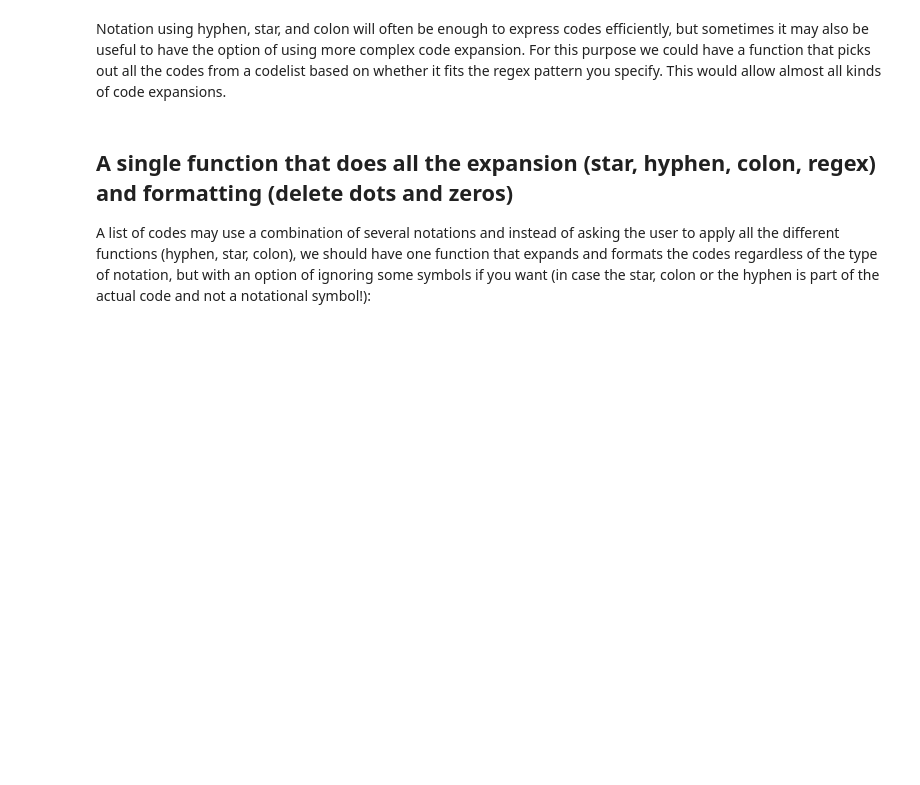
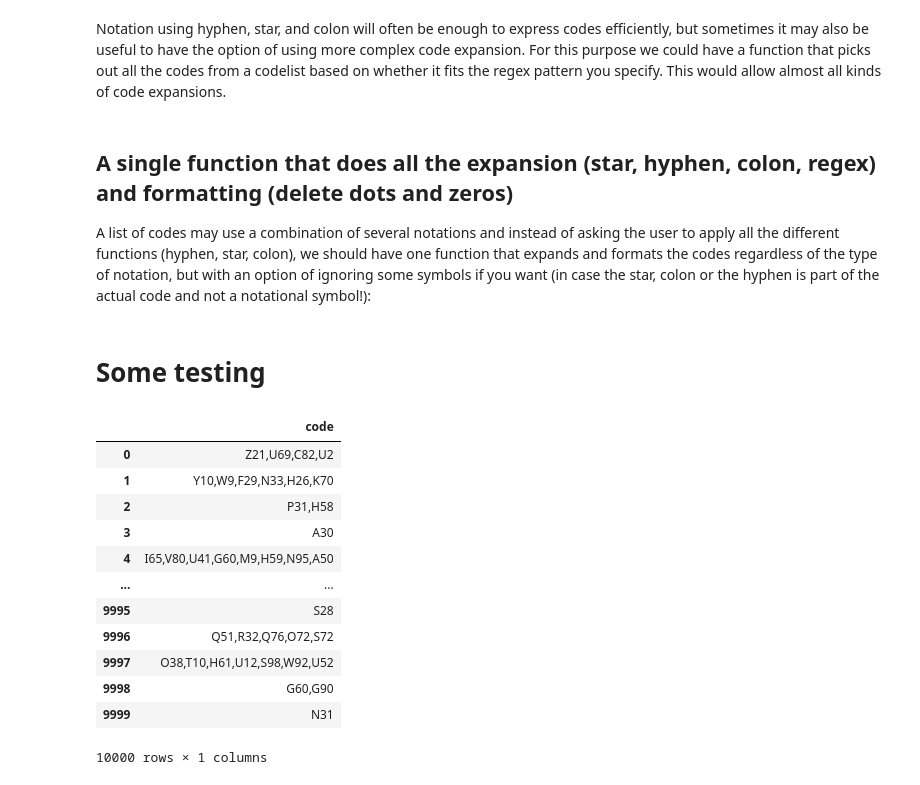
Before and after one commit to hmelberg/pinga, a Jupyter notebook: notation.ipynb, the cells around one changed output. Saved outputs shown, nothing was run; the diff lists cells and outputs as text; code cells hidden in the pictures; blank space fills up the shorter version.

```diff
--- a/notation.ipynb
+++ b/notation.ipynb
@@ -557,0 +621,2 @@ def get_rows(df, codes, cols=None, sep=None, pid='pid'):
+# %% [markdown]
+# Some testing
@@ -557,0 +667,17 @@ def get_rows(df, codes, cols=None, sep=None, pid='pid'):
+# %%
+df = make_data(n=10000, seed=True)
+df
+# %% [output]
+|  | code |
+| 0 | Z21,U69,C82,U2 |
+| 1 | Y10,W9,F29,N33,H26,K70 |
+| 2 | P31,H58 |
+| 3 | A30 |
+| 4 | I65,V80,U41,G60,M9,H59,N95,A50 |
+| ... | ... |
+| 9995 | S28 |
+| 9996 | Q51,R32,Q76,O72,S72 |
+| 9997 | O38,T10,H61,U12,S98,W92,U52 |
+| 9998 | G60,G90 |
+| 9999 | N31 |
+10000 rows × 1 columns
```
Also changed, not shown: parts of 14 cells of this notebook.
